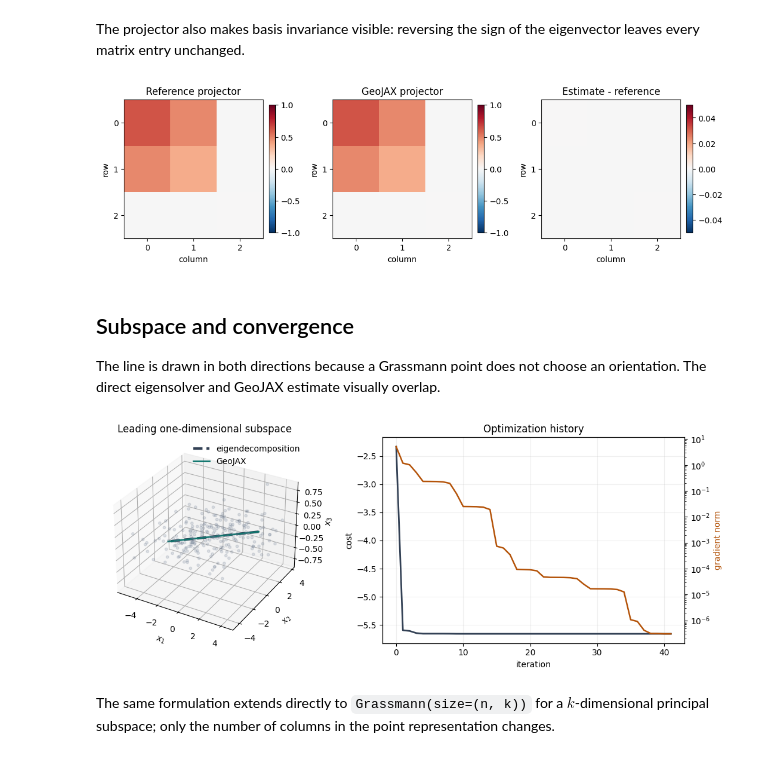
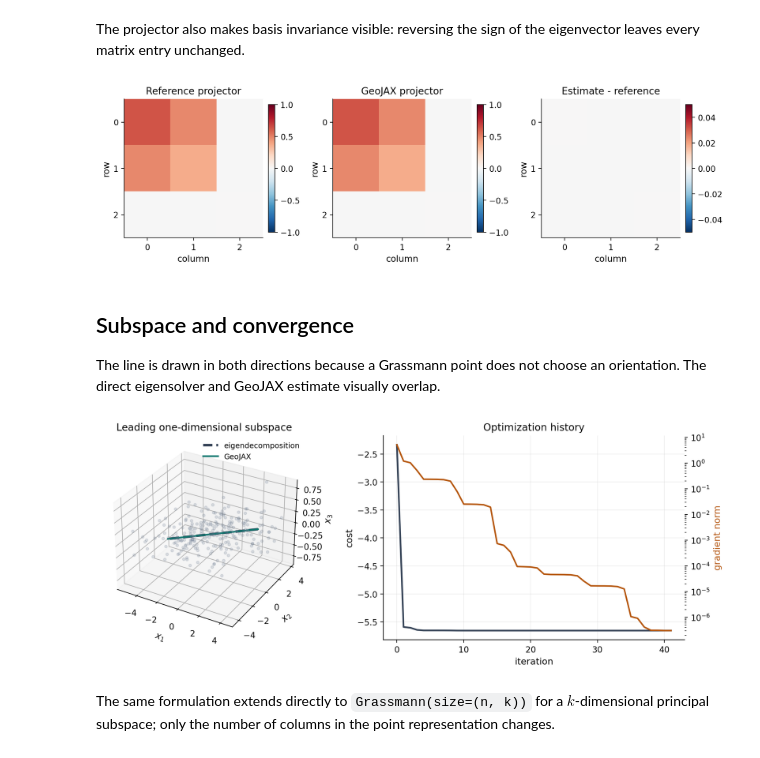
Before and after one commit to kisungyou/geojax, a Jupyter notebook: jupyter_execute/tutorials/grassmann_pca.ipynb, the cells around one changed output. Saved outputs shown, nothing was run; the diff lists cells and outputs as text; code cells hidden in the pictures.

```diff
--- a/jupyter_execute/tutorials/grassmann_pca.ipynb
+++ b/jupyter_execute/tutorials/grassmann_pca.ipynb
@@ -24,6 +24,19 @@ import matplotlib.pyplot as plt
 
 from geojax.geometry import Grassmann, GrassmannProjection
 from geojax.optimization import ConjugateGradient, Minimize
+
+plt.rcParams.update({
+    "figure.dpi": 200,
+    "savefig.dpi": 240,
+    "font.size": 11,
+    "axes.titlesize": 12,
+    "axes.labelsize": 11,
+    "xtick.labelsize": 10,
+    "ytick.labelsize": 10,
+    "legend.fontsize": 9,
+    "axes.spines.top": False,
+    "axes.spines.right": False,
+})
 
 key = jax.random.key(12)
 angle = 0.65
@@ -111,7 +124,7 @@ for ax, matrix, title, (vmin, vmax) in zip(axes, matrices, titles, limits):
 
 plt.show()
 # %% [output]
-[figure, old version]
+[figure, new version]
 # %% [markdown]
 ## Subspace and convergence
 
@@ -120,32 +133,32 @@ an orientation. The direct eigensolver and GeoJAX estimate visually overlap.
 # %%
 fig = plt.figure(figsize=(11.5, 4.4))
 ax = fig.add_subplot(1, 2, 1, projection="3d")
 ax.scatter(data[:, 0], data[:, 1], data[:, 2], s=10, alpha=0.18, color="#64748b")
 
 extent = 3.6
 line = jnp.linspace(-extent, extent, 2)
 ax.plot(*(line[:, None] * principal[None, :]).T, color="#334155", linestyle="--",
         linewidth=3, label="eigendecomposition")
 ax.plot(*(line[:, None] * estimate[None, :]).T, color="#0f766e", linewidth=2,
         label="GeoJAX")
 ax.set(title="Leading one-dimensional subspace", xlabel="$x_1$", ylabel="$x_2$", zlabel="$x_3$")
 ax.set_box_aspect((1, 1, 0.75))
-ax.legend(frameon=False)
+ax.legend(frameon=False, fontsize=9)
 
 ax = fig.add_subplot(1, 2, 2)
 costs = jnp.array([row.cost for row in history])
 gradnorm = jnp.array([max(row.gradnorm, 1e-16) for row in history])
 ax.plot(costs, color="#334155", linewidth=2, label="cost")
 ax.set(title="Optimization history", xlabel="iteration", ylabel="cost")
 ax2 = ax.twinx()
 ax2.semilogy(gradnorm, color="#b45309", linewidth=1.8, label="gradient norm")
 ax2.set_ylabel("gradient norm", color="#b45309")
 ax.grid(alpha=0.2)
 
 fig.tight_layout()
 plt.show()
 # %% [output]
-[figure, old version]
+[figure, new version]
 # %% [markdown]
 The same formulation extends directly to `Grassmann(size=(n, k))` for a
 $k$-dimensional principal subspace; only the number of columns in the point
```
Also changed, not shown: 58 other files.
